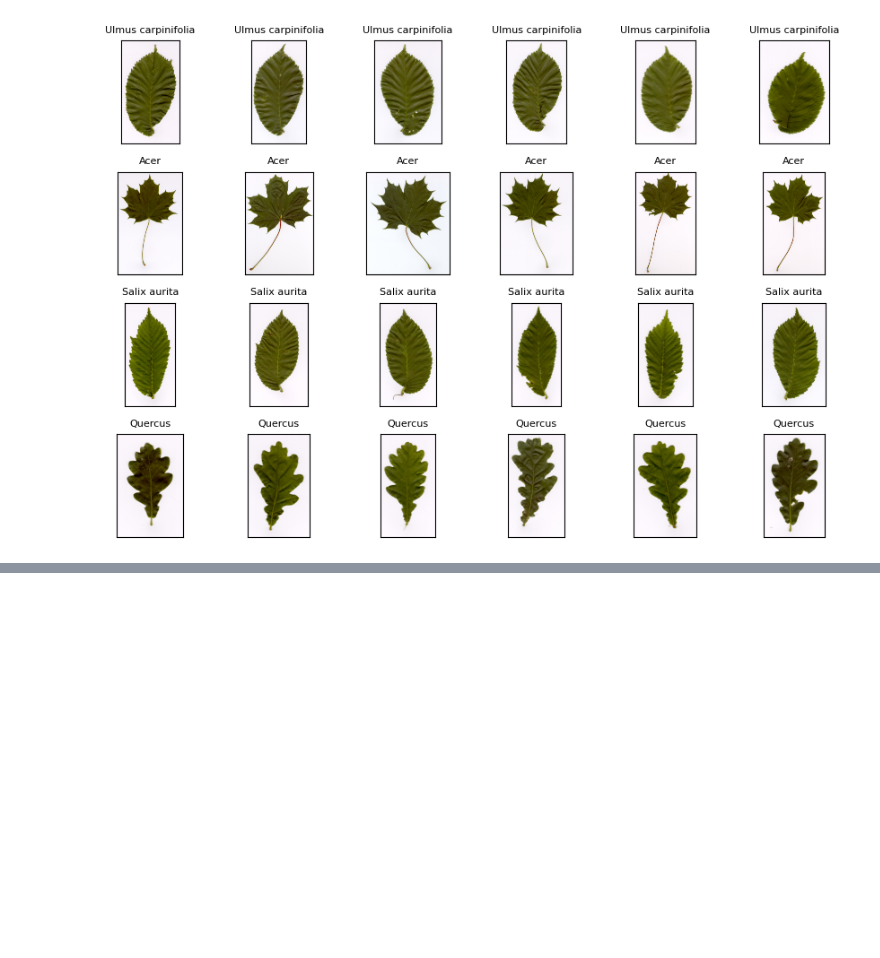
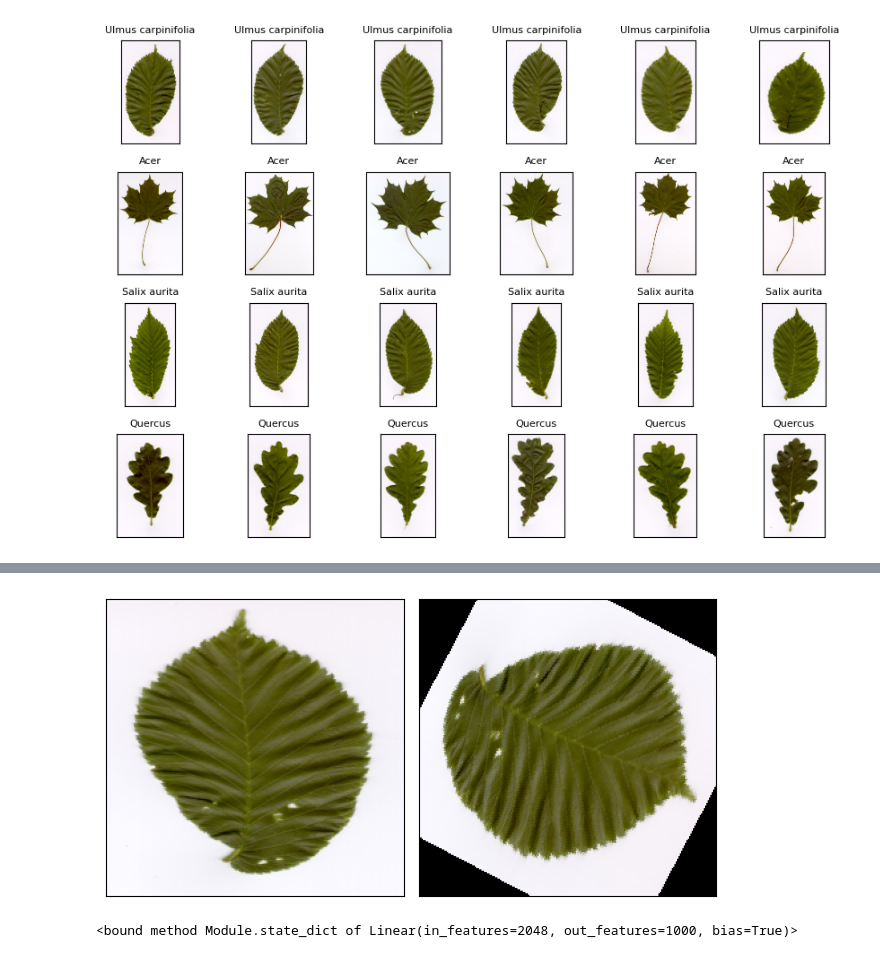
Before and after one commit to AbdoulayeDiop/plant-classification-with-pretrained-ResNet50, a Jupyter notebook: plant_classification.ipynb, the cells around one changed output, grey strips where cells are left out. Saved outputs shown, nothing was run; the diff lists cells and outputs as text; code cells hidden in the pictures; blank space fills up the shorter version.

```diff
--- a/plant_classification.ipynb
+++ b/plant_classification.ipynb
@@ -63,0 +98,24 @@ import torch
+# %%
+from torchvision import transforms
+from PIL import Image
+
+original_img = Image.open(os.path.join(IMG_DIR, f"l1nr003.tif"))
+resized_img = transforms.Resize((224, 224))(original_img)
+transformed_img = transforms.RandomRotation(180)(resized_img)
+imgs = [resized_img, transformed_img]
+
+nrows = 1
+ncols = len(imgs)
+for col, img in enumerate(imgs):
+  plt.subplot(nrows, ncols, col + 1)
+  plt.imshow(np.asarray(img))
+  plt.xticks([])
+  plt.yticks([])
+plt.tight_layout()
+plt.show()
+# %% [output]
+[figure, added]
+# %%
+def finetune(model, ):
+# %% [output]
+<bound method Module.state_dict of Linear(in_features=2048, out_features=1000, bias=True)>
```
Also changed, not shown: parts of 6 cells of this notebook.
